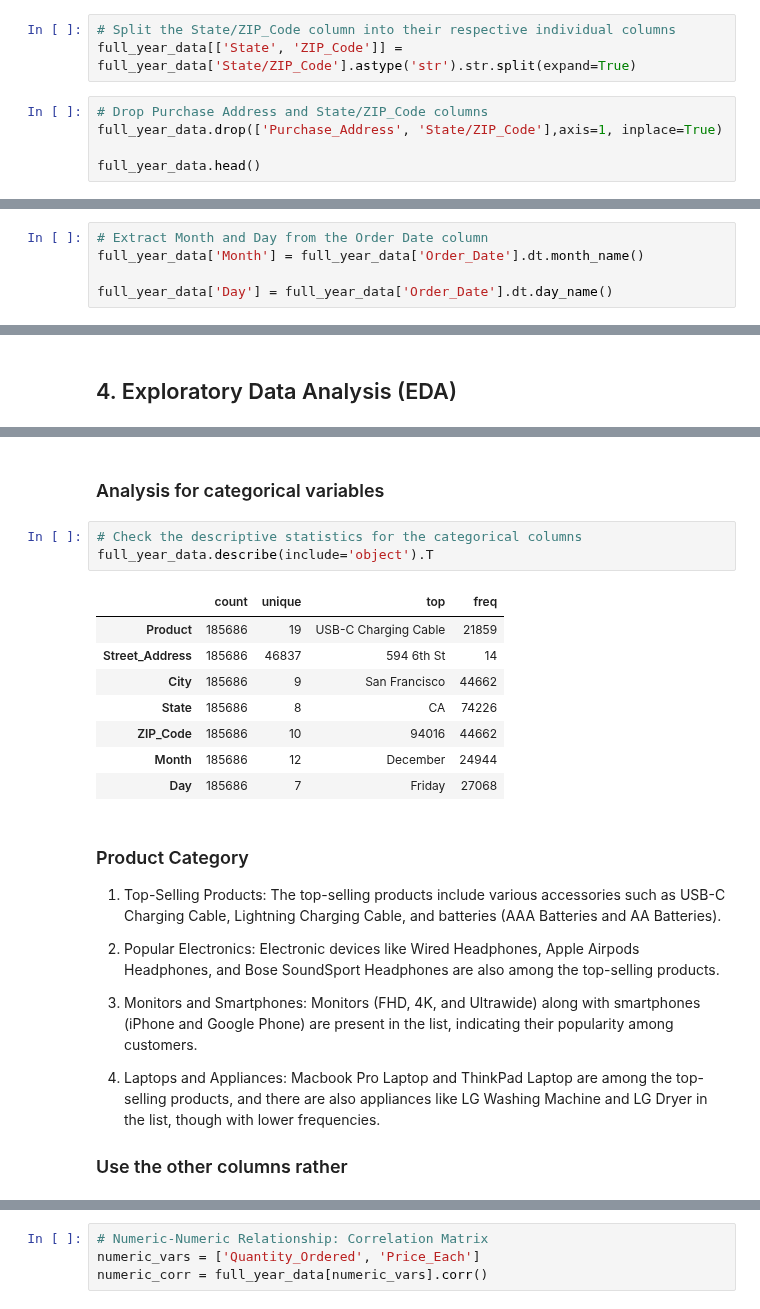
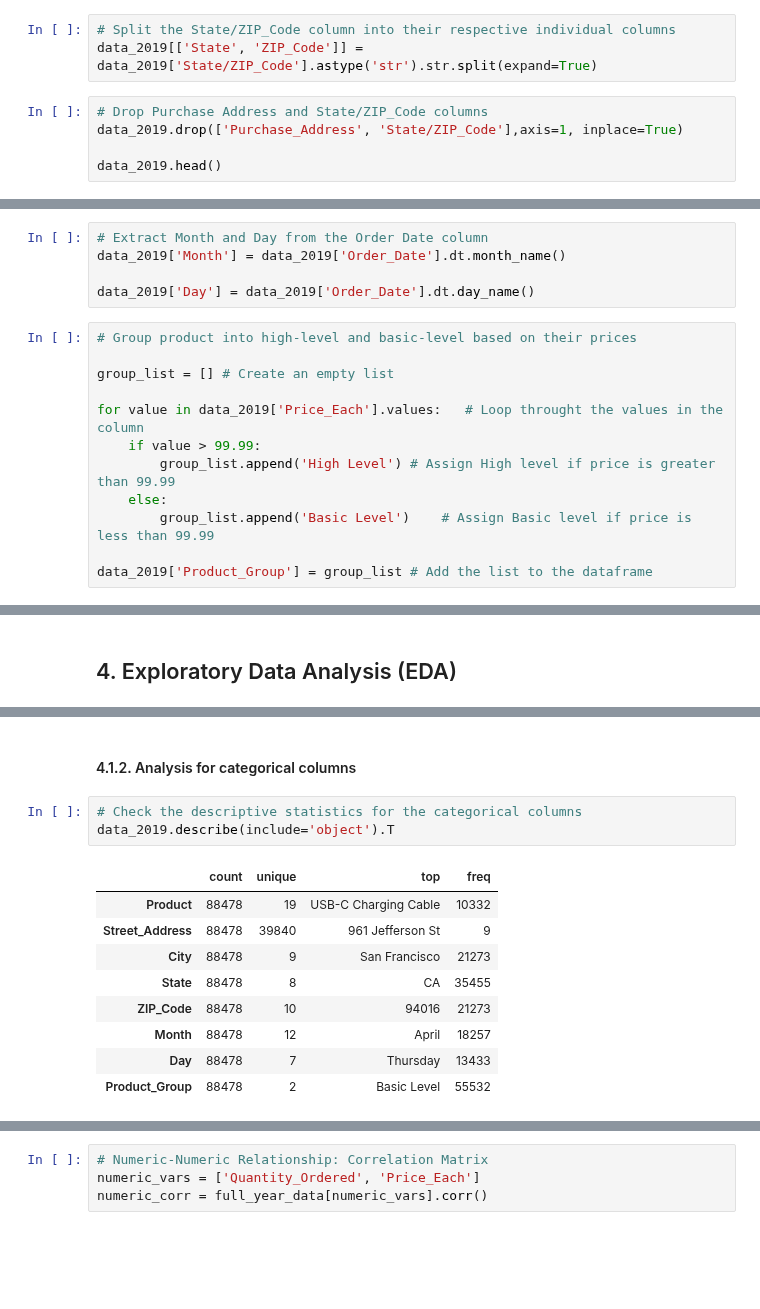
Before and after one commit to pk-aduyaw/Sales-Analysis-with-Power-BI, a Jupyter notebook: Notebook/sales_analysis.ipynb, the cells around one changed output, grey strips where cells are left out. Drawn from its saved outputs; the diff is of its cells as text; blank space fills up the shorter version.

```diff
--- a/Notebook/sales_analysis.ipynb
+++ b/Notebook/sales_analysis.ipynb
@@ -478,9 +502,9 @@ full_year_data.head()
 # %%
 # Split the State/ZIP_Code column into their respective individual columns
-full_year_data[['State', 'ZIP_Code']] = full_year_data['State/ZIP_Code'].astype('str').str.split(expand=True)
+data_2019[['State', 'ZIP_Code']] = data_2019['State/ZIP_Code'].astype('str').str.split(expand=True)
 # %%
 # Drop Purchase Address and State/ZIP_Code columns
-full_year_data.drop(['Purchase_Address', 'State/ZIP_Code'],axis=1, inplace=True)
+data_2019.drop(['Purchase_Address', 'State/ZIP_Code'],axis=1, inplace=True)
 
-full_year_data.head()
+data_2019.head()
 # %% [output]
@@ -493,7 +517,19 @@ full_year_data.head()
 # %%
 # Extract Month and Day from the Order Date column
-full_year_data['Month'] = full_year_data['Order_Date'].dt.month_name()
+data_2019['Month'] = data_2019['Order_Date'].dt.month_name()
 
-full_year_data['Day'] = full_year_data['Order_Date'].dt.day_name()
+data_2019['Day'] = data_2019['Order_Date'].dt.day_name()
+# %%
+# Group product into high-level and basic-level based on their prices
+
+group_list = [] # Create an empty list
+
+for value in data_2019['Price_Each'].values:   # Loop throught the values in the column
+    if value > 99.99:
+        group_list.append('High Level') # Assign High level if price is greater than 99.99
+    else:
+        group_list.append('Basic Level')    # Assign Basic level if price is less than 99.99
+
+data_2019['Product_Group'] = group_list # Add the list to the dataframe
 # %%
 # Inspect dataframe
@@ -541,28 +580,17 @@ numerical_columns.describe().T
 - Item prices range from $2.99 to $1700.00.
 - Most items have prices between $11.95 and $150.00, as indicated by the quartiles.
 # %% [markdown]
-### Analysis for categorical variables
+#### 4.1.2. Analysis for categorical columns
 # %%
 # Check the descriptive statistics for the categorical columns
-full_year_data.describe(include='object').T
+data_2019.describe(include='object').T
 # %% [output]
 |  | count | unique | top | freq |
-| Product | 185686 | 19 | USB-C Charging Cable | 21859 |
-| Street_Address | 185686 | 46837 | 594 6th St | 14 |
-| City | 185686 | 9 | San Francisco | 44662 |
-| State | 185686 | 8 | CA | 74226 |
-| ZIP_Code | 185686 | 10 | 94016 | 44662 |
-| Month | 185686 | 12 | December | 24944 |
-| Day | 185686 | 7 | Friday | 27068 |
+| Product | 88478 | 19 | USB-C Charging Cable | 10332 |
+| Street_Address | 88478 | 39840 | 961 Jefferson St | 9 |
+| City | 88478 | 9 | San Francisco | 21273 |
+| State | 88478 | 8 | CA | 35455 |
+| ZIP_Code | 88478 | 10 | 94016 | 21273 |
+| Month | 88478 | 12 | April | 18257 |
+| Day | 88478 | 7 | Thursday | 13433 |
+| Product_Group | 88478 | 2 | Basic Level | 55532 |
-# %% [markdown]
-### Product Category
-
-1. Top-Selling Products: The top-selling products include various accessories such as USB-C Charging Cable, Lightning Charging Cable, and batteries (AAA Batteries and AA Batteries).
-
-2. Popular Electronics: Electronic devices like Wired Headphones, Apple Airpods Headphones, and Bose SoundSport Headphones are also among the top-selling products.
-
-3. Monitors and Smartphones: Monitors (FHD, 4K, and Ultrawide) along with smartphones (iPhone and Google Phone) are present in the list, indicating their popularity among customers.
-
-4. Laptops and Appliances: Macbook Pro Laptop and ThinkPad Laptop are among the top-selling products, and there are also appliances like LG Washing Machine and LG Dryer in the list, though with lower frequencies.
-
-### Use the other columns rather
```
Also changed, not shown: parts of 28 cells of this notebook, 1 other file.
